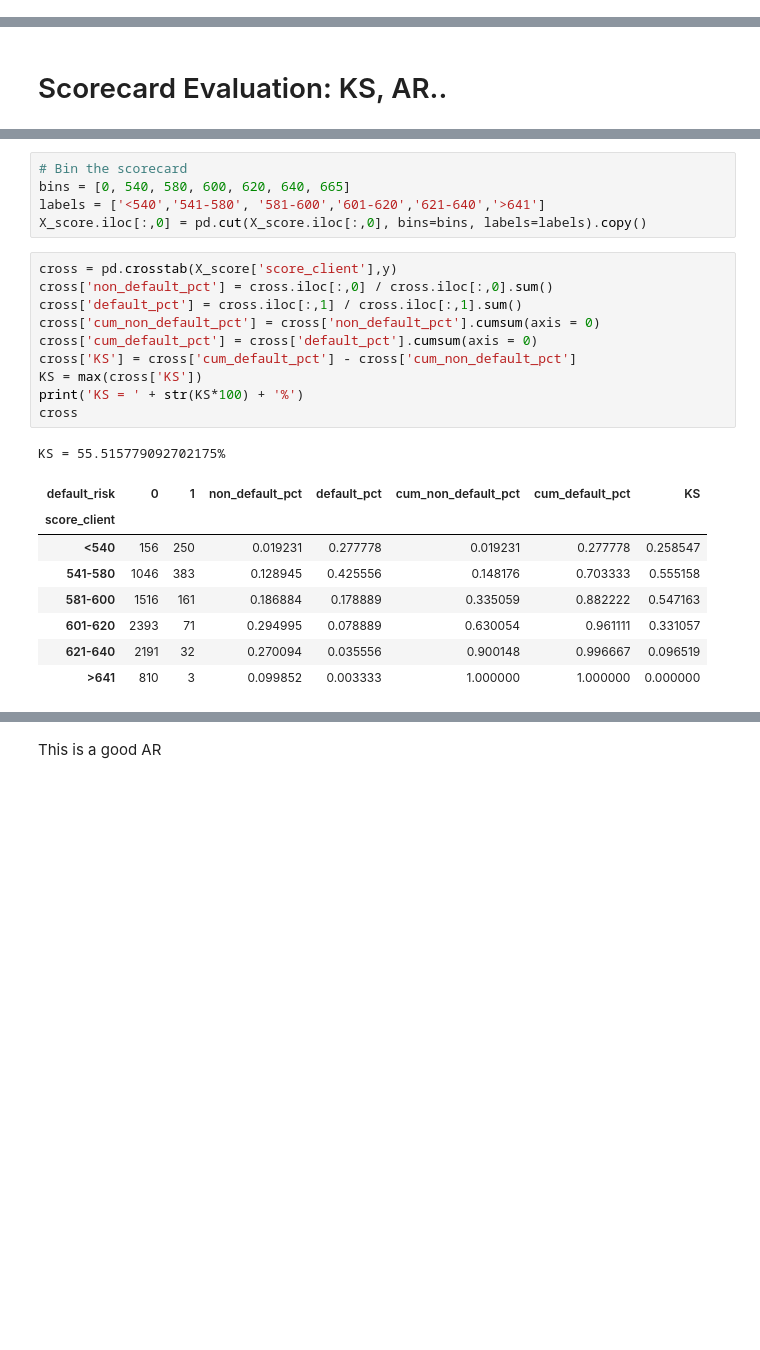
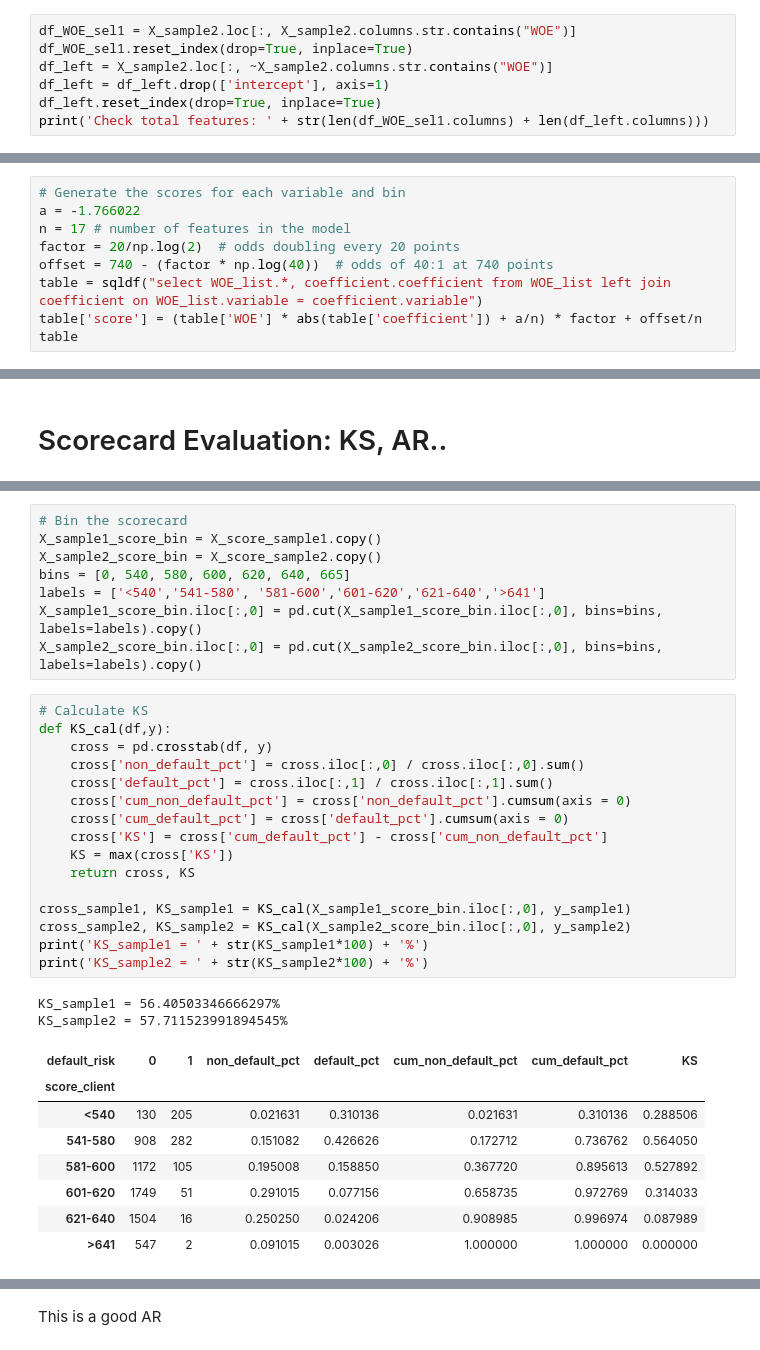
Before and after one commit to of1201/Retail-Credit-Modeling, a Jupyter notebook: src/Retail Credit Risk.ipynb, the cells around one changed output, grey strips where cells are left out. Saved outputs shown, nothing was run; the diff lists cells and outputs as text; blank space fills up the shorter version.

```diff
--- a/src/Retail Credit Risk.ipynb
+++ b/src/Retail Credit Risk.ipynb
@@ -1207,0 +1232,7 @@ X_score = X_score_store.copy()
+# %%
+df_WOE_sel1 = X_sample2.loc[:, X_sample2.columns.str.contains("WOE")]
+df_WOE_sel1.reset_index(drop=True, inplace=True)
+df_left = X_sample2.loc[:, ~X_sample2.columns.str.contains("WOE")]
+df_left = df_left.drop(['intercept'], axis=1)
+df_left.reset_index(drop=True, inplace=True)
+print('Check total features: ' + str(len(df_WOE_sel1.columns) + len(df_left.columns)))
@@ -1207,0 +1287,9 @@ X_score = X_score_store.copy()
+# %%
+# Generate the scores for each variable and bin
+a = -1.766022
+n = 17 # number of features in the model
+factor = 20/np.log(2)  # odds doubling every 20 points
+offset = 740 - (factor * np.log(40))  # odds of 40:1 at 740 points
+table = sqldf("select WOE_list.*, coefficient.coefficient from WOE_list left join coefficient on WOE_list.variable = coefficient.variable")
+table['score'] = (table['WOE'] * abs(table['coefficient']) + a/n) * factor + offset/n
+table
@@ -1222,26 +1352,36 @@ X_score.describe()
 # %%
 # Bin the scorecard
+X_sample1_score_bin = X_score_sample1.copy()
+X_sample2_score_bin = X_score_sample2.copy()
 bins = [0, 540, 580, 600, 620, 640, 665]
 labels = ['<540','541-580', '581-600','601-620','621-640','>641']
-X_score.iloc[:,0] = pd.cut(X_score.iloc[:,0], bins=bins, labels=labels).copy()
+X_sample1_score_bin.iloc[:,0] = pd.cut(X_sample1_score_bin.iloc[:,0], bins=bins, labels=labels).copy()
+X_sample2_score_bin.iloc[:,0] = pd.cut(X_sample2_score_bin.iloc[:,0], bins=bins, labels=labels).copy()
 # %%
-cross = pd.crosstab(X_score['score_client'],y)
-cross['non_default_pct'] = cross.iloc[:,0] / cross.iloc[:,0].sum()
-cross['default_pct'] = cross.iloc[:,1] / cross.iloc[:,1].sum()
-cross['cum_non_default_pct'] = cross['non_default_pct'].cumsum(axis = 0)
-cross['cum_default_pct'] = cross['default_pct'].cumsum(axis = 0)
-cross['KS'] = cross['cum_default_pct'] - cross['cum_non_default_pct']
-KS = max(cross['KS'])
-print('KS = ' + str(KS*100) + '%')
-cross
+# Calculate KS
+def KS_cal(df,y):
+    cross = pd.crosstab(df, y)
+    cross['non_default_pct'] = cross.iloc[:,0] / cross.iloc[:,0].sum()
+    cross['default_pct'] = cross.iloc[:,1] / cross.iloc[:,1].sum()
+    cross['cum_non_default_pct'] = cross['non_default_pct'].cumsum(axis = 0)
+    cross['cum_default_pct'] = cross['default_pct'].cumsum(axis = 0)
+    cross['KS'] = cross['cum_default_pct'] - cross['cum_non_default_pct']
+    KS = max(cross['KS'])
+    return cross, KS
+
+cross_sample1, KS_sample1 = KS_cal(X_sample1_score_bin.iloc[:,0], y_sample1)
+cross_sample2, KS_sample2 = KS_cal(X_sample2_score_bin.iloc[:,0], y_sample2)
+print('KS_sample1 = ' + str(KS_sample1*100) + '%')
+print('KS_sample2 = ' + str(KS_sample2*100) + '%')
 # %% [output]
-KS = 55.515779092702175%
+KS_sample1 = 56.40503346666297%
+KS_sample2 = 57.711523991894545%
 | default_risk | 0 | 1 | non_default_pct | default_pct | cum_non_default_pct | cum_default_pct | KS |
 | score_client |  |  |  |  |  |  |  |
-| <540 | 156 | 250 | 0.019231 | 0.277778 | 0.019231 | 0.277778 | 0.258547 |
-| 541-580 | 1046 | 383 | 0.128945 | 0.425556 | 0.148176 | 0.703333 | 0.555158 |
-| 581-600 | 1516 | 161 | 0.186884 | 0.178889 | 0.335059 | 0.882222 | 0.547163 |
-| 601-620 | 2393 | 71 | 0.294995 | 0.078889 | 0.630054 | 0.961111 | 0.331057 |
-| 621-640 | 2191 | 32 | 0.270094 | 0.035556 | 0.900148 | 0.996667 | 0.096519 |
-| >641 | 810 | 3 | 0.099852 | 0.003333 | 1.000000 | 1.000000 | 0.000000 |
+| <540 | 130 | 205 | 0.021631 | 0.310136 | 0.021631 | 0.310136 | 0.288506 |
+| 541-580 | 908 | 282 | 0.151082 | 0.426626 | 0.172712 | 0.736762 | 0.564050 |
+| 581-600 | 1172 | 105 | 0.195008 | 0.158850 | 0.367720 | 0.895613 | 0.527892 |
+| 601-620 | 1749 | 51 | 0.291015 | 0.077156 | 0.658735 | 0.972769 | 0.314033 |
+| 621-640 | 1504 | 16 | 0.250250 | 0.024206 | 0.908985 | 0.996974 | 0.087989 |
+| >641 | 547 | 2 | 0.091015 | 0.003026 | 1.000000 | 1.000000 | 0.000000 |
 # %% [markdown]
```
Also changed, not shown: parts of 30 cells of this notebook.
